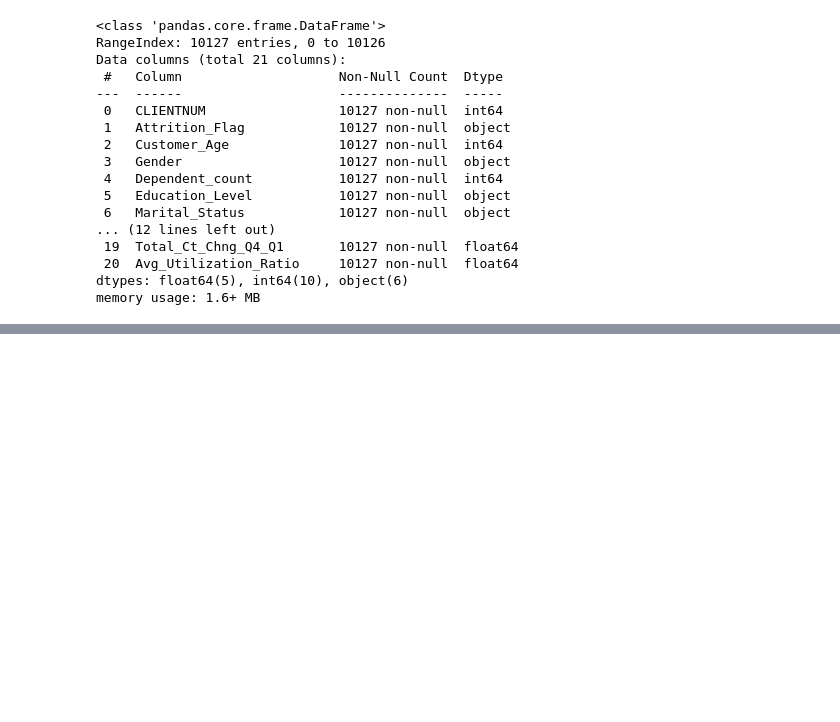
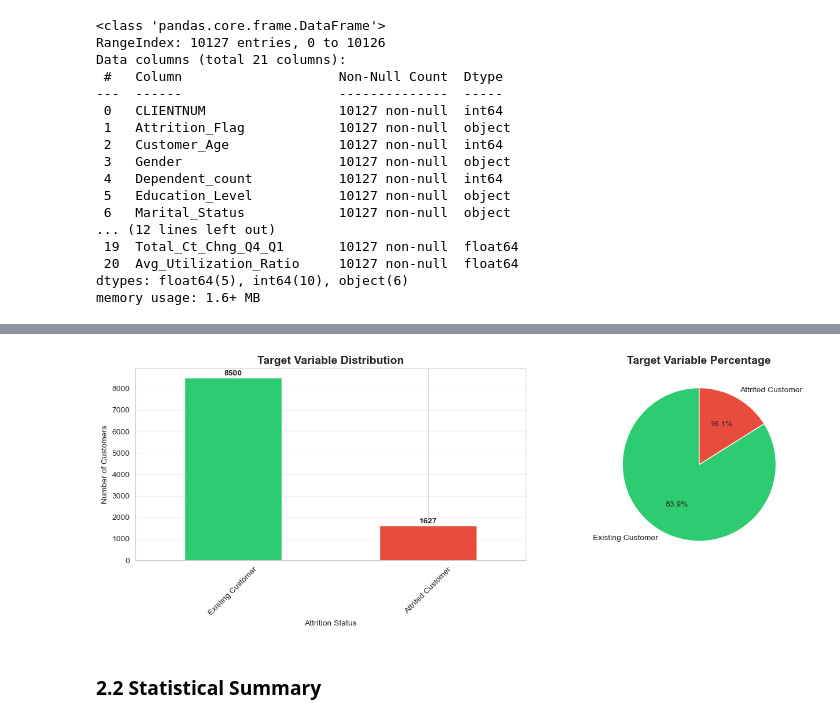
Before and after one commit to HTAGNY/Bank-Churn-Prediction, a Jupyter notebook: Bank_Project.ipynb, the cells around one changed output, grey strips where cells are left out. Saved outputs shown, nothing was run; the diff lists cells and outputs as text; code cells hidden in the pictures; blank space fills up the shorter version.

```diff
--- a/Bank_Project.ipynb
+++ b/Bank_Project.ipynb
@@ -1053,21 +127,0 @@ We can compare the accuracy of each model before adding new variables. Without t
-# %%
-new_models = ['RandomForest', 'Bagging', 'Voting', 'Stacking', 'GradientBoost']
-new_scores = [
-    accuracy_score(new_y_test, new_y_pred_rf),
-    accuracy_score(new_y_test, new_y_pred_bag),
-    accuracy_score(new_y_test, new_y_pred_vote),
-    accuracy_score(new_y_test, new_y_pred_stack),
-    accuracy_score(new_y_test, new_y_pred_gb)
-]
-
-plt.figure(figsize=(8,5))
-ax = sns.barplot(x=new_models, y=new_scores, palette='viridis')
-
-plt.title("Comparaison des performances (nouvelles variables)")
-plt.ylabel("Accuracy")
-
-for i, v in enumerate(new_scores):
-    ax.text(i, v + 0.002, f"{v:.4f}", ha='center', fontweight='bold')
-
-plt.ylim(0.9, 1.01)
-plt.show()
@@ -1256,0 +185,27 @@ The selected model can detect 97,2% of customers who are likely to leave. The ba
+# %%
+#visualisations
+fig, axes = plt.subplots(1, 2, figsize=(14, 5))
+
+target_counts.plot(kind='bar', ax=axes[0], color=['#2ecc71', '#e74c3c'])
+axes[0].set_title('Target Variable Distribution', fontsize=14, fontweight='bold')
+axes[0].set_xlabel('Attrition Status')
+axes[0].set_ylabel('Number of Customers')
+axes[0].set_xticklabels(axes[0].get_xticklabels(), rotation=45)
+axes[0].grid(axis='y', alpha=0.3)
+
+
+for i, v in enumerate(target_counts.values):
+    axes[0].text(i, v + 100, str(v), ha='center', fontweight='bold')
+
+# Pie chart
+colors = ['#2ecc71', '#e74c3c']
+axes[1].pie(target_counts.values, labels=target_counts.index, autopct='%1.1f%%',
+            colors=colors, startangle=90)
+axes[1].set_title('Target Variable Percentage', fontsize=14, fontweight='bold')
+
+plt.tight_layout()
+plt.show()
+# %% [output]
+[figure, added]
+# %% [markdown]
+### 2.2 Statistical Summary
```
Also changed, not shown: parts of 237 cells of this notebook.
